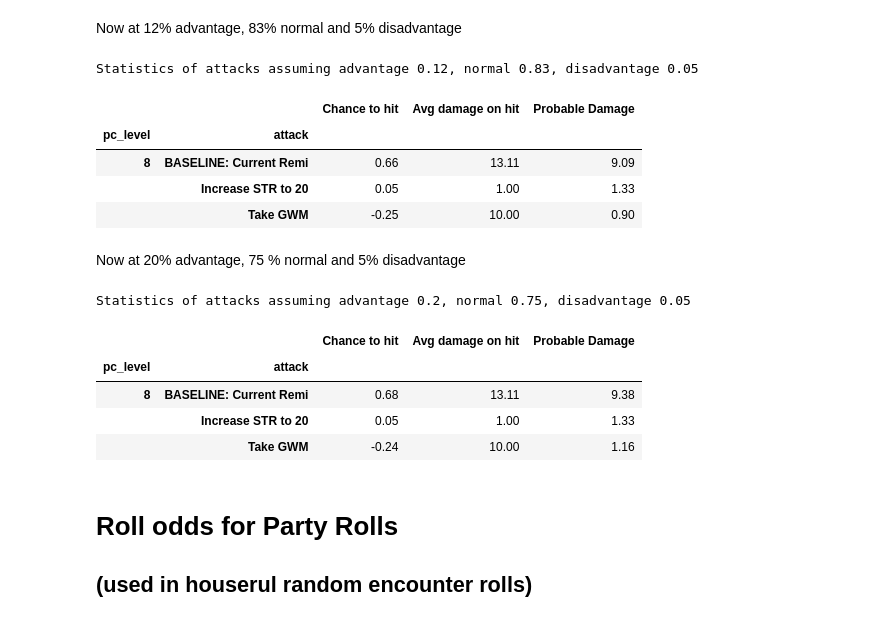
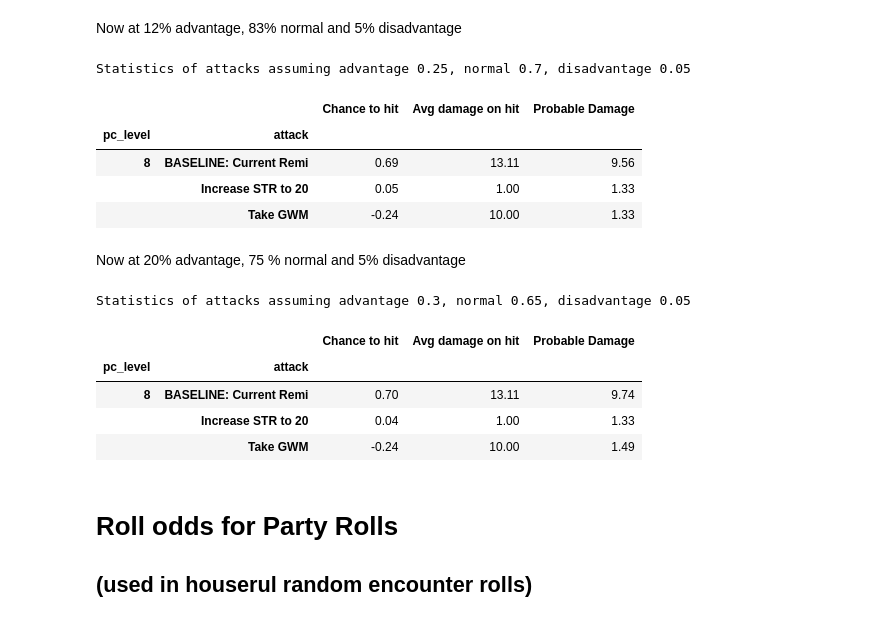
Before and after one commit to dyoung418/dnd_stats, a Jupyter notebook: dnd_dice_calcs.ipynb, the cells around one changed output. Cells and saved outputs as stored; diff of their text form; code cells hidden in the pictures.

```diff
--- a/dnd_dice_calcs.ipynb
+++ b/dnd_dice_calcs.ipynb
@@ -1313,30 +1423,30 @@ remi_df
 # %% [markdown]
 Now at 12% advantage, 83% normal and 5% disadvantage
 # %%
-adv_mix = {'adv':.12, 'nor':.83, 'dis':.05}
+adv_mix = {'adv':.25, 'nor':.70, 'dis':.05}
 print(f'''Statistics of attacks assuming advantage {adv_mix['adv']}, normal {adv_mix['nor']}, disadvantage {adv_mix['dis']}''')
 compare_attacks_at_advantage_mix(options, baseline=current, pc_lvls=[8], adv_mix=adv_mix)
 # %% [output]
-Statistics of attacks assuming advantage 0.12, normal 0.83, disadvantage 0.05
+Statistics of attacks assuming advantage 0.25, normal 0.7, disadvantage 0.05
 |  |  | Chance to hit | Avg damage on hit | Probable Damage |
 | pc_level | attack |  |  |  |
-| 8 | BASELINE: Current Remi | 0.66 | 13.11 | 9.09 |
+| 8 | BASELINE: Current Remi | 0.69 | 13.11 | 9.56 |
 |  | Increase STR to 20 | 0.05 | 1.00 | 1.33 |
-|  | Take GWM | -0.25 | 10.00 | 0.90 |
+|  | Take GWM | -0.24 | 10.00 | 1.33 |
 # %% [markdown]
 Now at 20% advantage, 75
 % normal and 5% disadvantage
 # %%
-adv_mix = {'adv':.20, 'nor':.75, 'dis':.05}
+adv_mix = {'adv':.30, 'nor':.65, 'dis':.05}
 print(f'''Statistics of attacks assuming advantage {adv_mix['adv']}, normal {adv_mix['nor']}, disadvantage {adv_mix['dis']}''')
 compare_attacks_at_advantage_mix(options, baseline=current, pc_lvls=[8], adv_mix=adv_mix)
 # %% [output]
-Statistics of attacks assuming advantage 0.2, normal 0.75, disadvantage 0.05
+Statistics of attacks assuming advantage 0.3, normal 0.65, disadvantage 0.05
 |  |  | Chance to hit | Avg damage on hit | Probable Damage |
 | pc_level | attack |  |  |  |
-| 8 | BASELINE: Current Remi | 0.68 | 13.11 | 9.38 |
-|  | Increase STR to 20 | 0.05 | 1.00 | 1.33 |
-|  | Take GWM | -0.24 | 10.00 | 1.16 |
+| 8 | BASELINE: Current Remi | 0.70 | 13.11 | 9.74 |
+|  | Increase STR to 20 | 0.04 | 1.00 | 1.33 |
+|  | Take GWM | -0.24 | 10.00 | 1.49 |
 # %% [markdown]
 # Roll odds for Party Rolls
 ## (used in houserul random encounter rolls)
```
Also changed, not shown: parts of 3 cells of this notebook.
